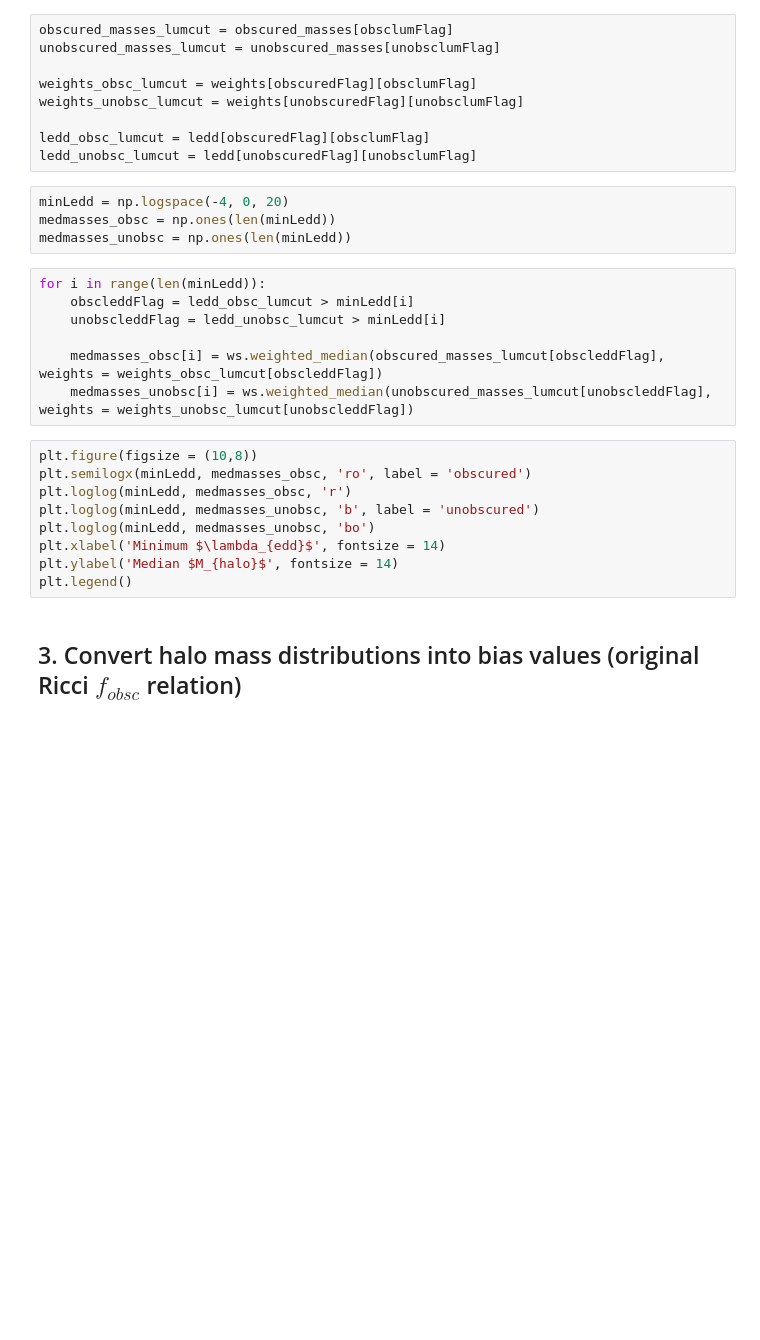
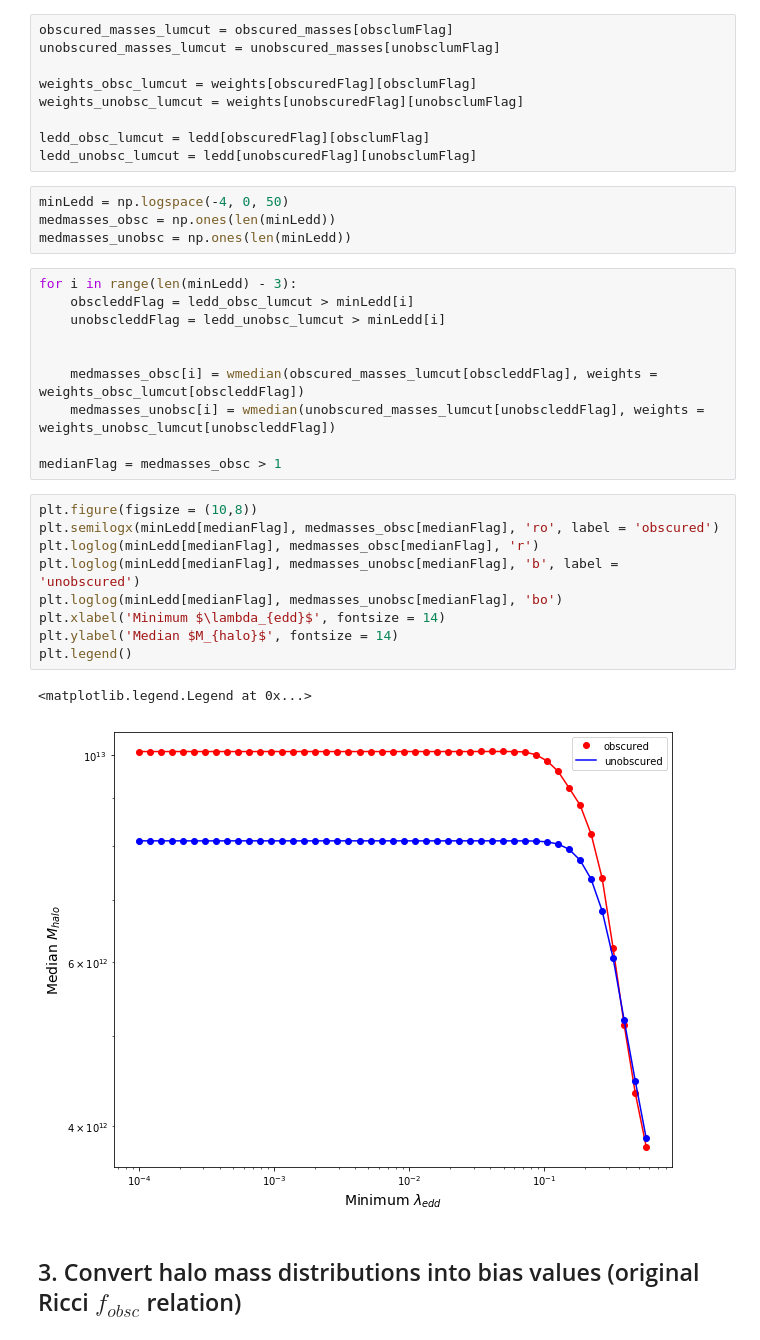
Before and after one commit to ke27whal/Quasars, a Jupyter notebook: notebooks/quasars-v2.ipynb, the cells around one changed output. Drawn from its saved outputs; the diff is of its cells as text; blank space fills up the shorter version.

```diff
--- a/notebooks/quasars-v2.ipynb
+++ b/notebooks/quasars-v2.ipynb
@@ -255,25 +287,31 @@ weights_unobsc_lumcut = weights[unobscuredFlag][unobsclumFlag]
 ledd_obsc_lumcut = ledd[obscuredFlag][obsclumFlag]
 ledd_unobsc_lumcut = ledd[unobscuredFlag][unobsclumFlag]
 # %%
-minLedd = np.logspace(-4, 0, 20)
+minLedd = np.logspace(-4, 0, 50)
 medmasses_obsc = np.ones(len(minLedd))
 medmasses_unobsc = np.ones(len(minLedd))
 # %%
-for i in range(len(minLedd)):
+for i in range(len(minLedd) - 3):
     obscleddFlag = ledd_obsc_lumcut > minLedd[i]
     unobscleddFlag = ledd_unobsc_lumcut > minLedd[i]
 
-    medmasses_obsc[i] = ws.weighted_median(obscured_masses_lumcut[obscleddFlag], weights = weights_obsc_lumcut[obscleddFlag])
-    medmasses_unobsc[i] = ws.weighted_median(unobscured_masses_lumcut[unobscleddFlag], weights = weights_unobsc_lumcut[unobscleddFlag])
+
+    medmasses_obsc[i] = wmedian(obscured_masses_lumcut[obscleddFlag], weights = weights_obsc_lumcut[obscleddFlag])
+    medmasses_unobsc[i] = wmedian(unobscured_masses_lumcut[unobscleddFlag], weights = weights_unobsc_lumcut[unobscleddFlag])
+
+medianFlag = medmasses_obsc > 1
 # %%
 plt.figure(figsize = (10,8))
-plt.semilogx(minLedd, medmasses_obsc, 'ro', label = 'obscured')
-plt.loglog(minLedd, medmasses_obsc, 'r')
-plt.loglog(minLedd, medmasses_unobsc, 'b', label = 'unobscured')
-plt.loglog(minLedd, medmasses_unobsc, 'bo')
+plt.semilogx(minLedd[medianFlag], medmasses_obsc[medianFlag], 'ro', label = 'obscured')
+plt.loglog(minLedd[medianFlag], medmasses_obsc[medianFlag], 'r')
+plt.loglog(minLedd[medianFlag], medmasses_unobsc[medianFlag], 'b', label = 'unobscured')
+plt.loglog(minLedd[medianFlag], medmasses_unobsc[medianFlag], 'bo')
 plt.xlabel('Minimum $\lambda_{edd}$', fontsize = 14)
 plt.ylabel('Median $M_{halo}$', fontsize = 14)
 plt.legend()
+# %% [output]
+<matplotlib.legend.Legend at 0x...>
+[figure, added]
 # %% [markdown]
 ## 3. Convert halo mass distributions into bias values (original Ricci $f_{obsc}$ relation)
 # %%
```
Also changed, not shown: parts of 15 cells of this notebook.
